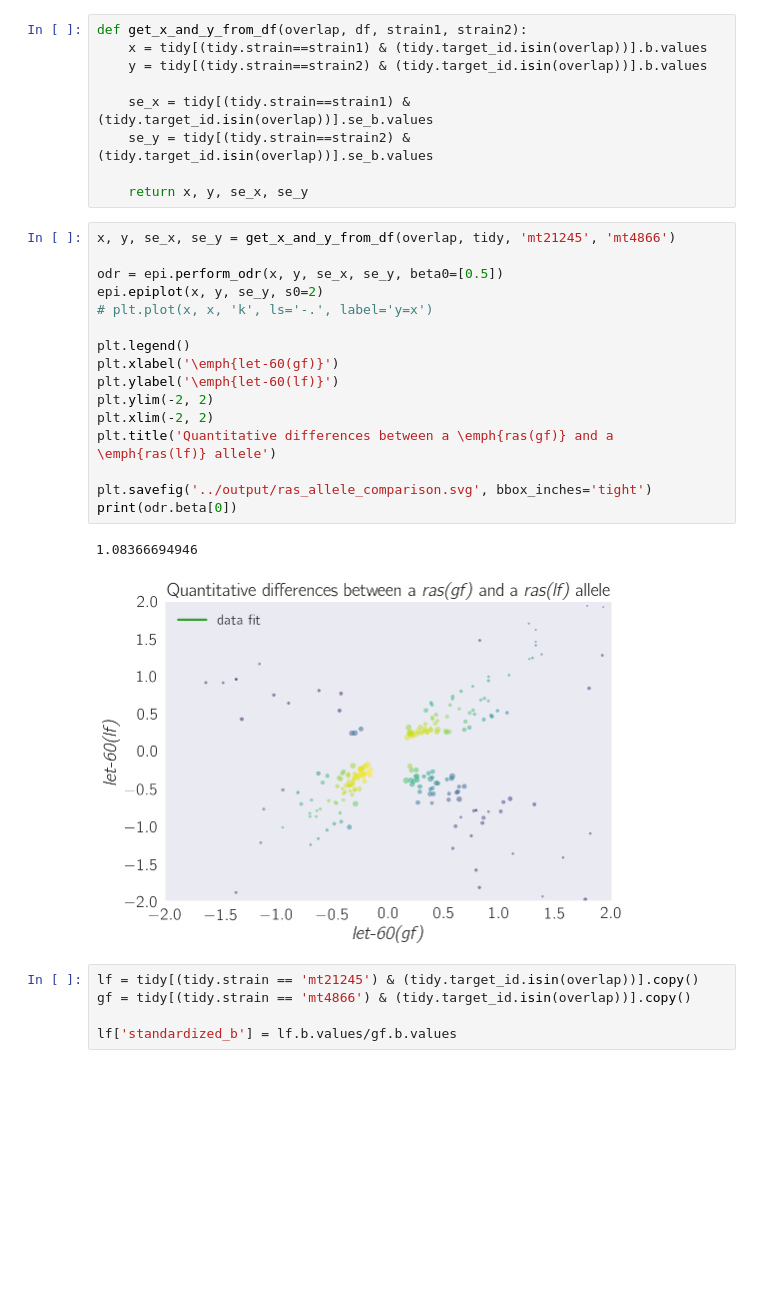
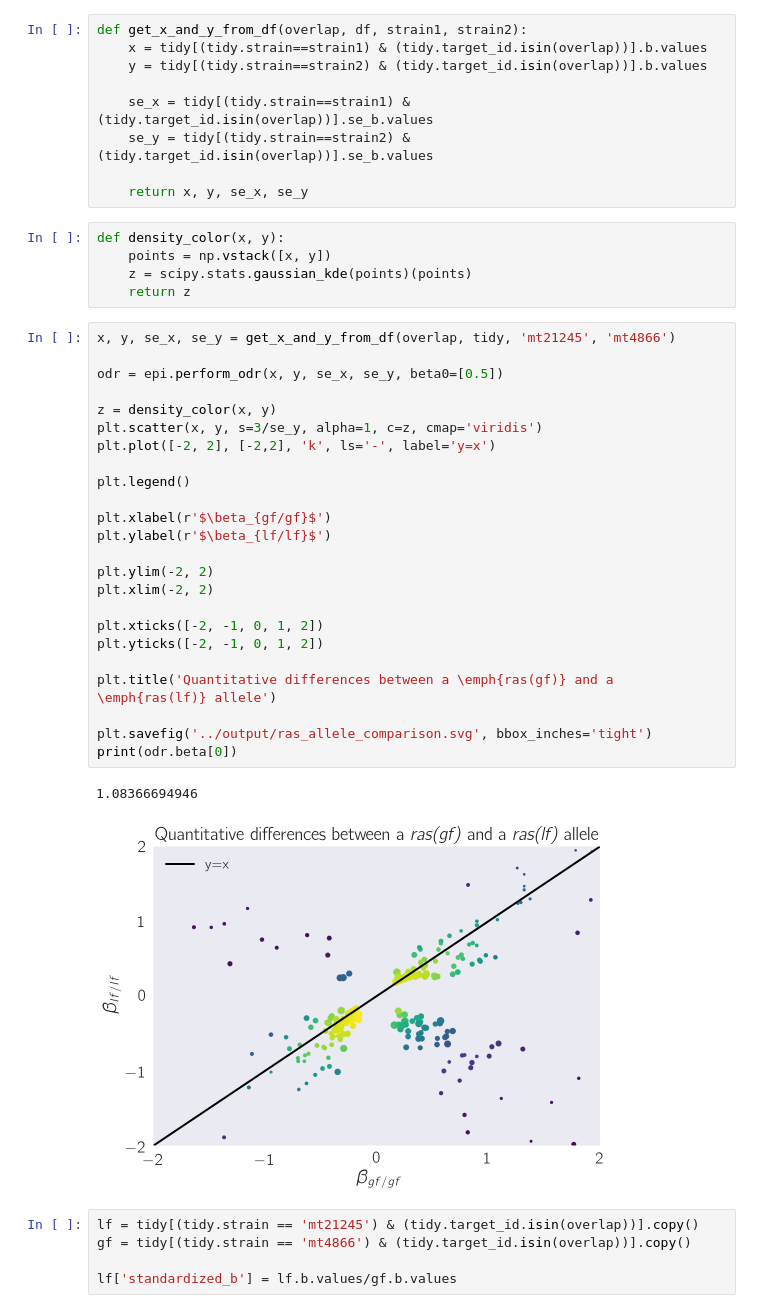
Before and after one commit to WormLabCaltech/med-cafe, a Jupyter notebook: src/3. ras alleles analysis.ipynb, the cells around one changed output. Saved outputs shown, nothing was run; the diff lists cells and outputs as text; blank space fills up the shorter version.

```diff
--- a/src/3. ras alleles analysis.ipynb
+++ b/src/3. ras alleles analysis.ipynb
@@ -75,25 +72,38 @@ def get_x_and_y_from_df(overlap, df, strain1, strain2):
     se_y = tidy[(tidy.strain==strain2) & (tidy.target_id.isin(overlap))].se_b.values
 
     return x, y, se_x, se_y
+# %%
+def density_color(x, y):
+    points = np.vstack([x, y])
+    z = scipy.stats.gaussian_kde(points)(points)
+    return z
 # %%
 x, y, se_x, se_y = get_x_and_y_from_df(overlap, tidy, 'mt21245', 'mt4866')
 
 odr = epi.perform_odr(x, y, se_x, se_y, beta0=[0.5])
-epi.epiplot(x, y, se_y, s0=2)
-# plt.plot(x, x, 'k', ls='-.', label='y=x')
+
+z = density_color(x, y)
+plt.scatter(x, y, s=3/se_y, alpha=1, c=z, cmap='viridis')
+plt.plot([-2, 2], [-2,2], 'k', ls='-', label='y=x')
 
 plt.legend()
-plt.xlabel('\emph{let-60(gf)}')
-plt.ylabel('\emph{let-60(lf)}')
+
+plt.xlabel(r'$\beta_{gf/gf}$')
+plt.ylabel(r'$\beta_{lf/lf}$')
+
 plt.ylim(-2, 2)
 plt.xlim(-2, 2)
+
+plt.xticks([-2, -1, 0, 1, 2])
+plt.yticks([-2, -1, 0, 1, 2])
+
 plt.title('Quantitative differences between a \emph{ras(gf)} and a \emph{ras(lf)} allele')
 
 plt.savefig('../output/ras_allele_comparison.svg', bbox_inches='tight')
 print(odr.beta[0])
 # %% [output]
 1.08366694946
-[figure, old version]
+[figure, new version]
 # %%
 lf = tidy[(tidy.strain == 'mt21245') & (tidy.target_id.isin(overlap))].copy()
 gf = tidy[(tidy.strain == 'mt4866') & (tidy.target_id.isin(overlap))].copy()
```
Also changed, not shown: parts of 4 cells of this notebook, 30 other files.
